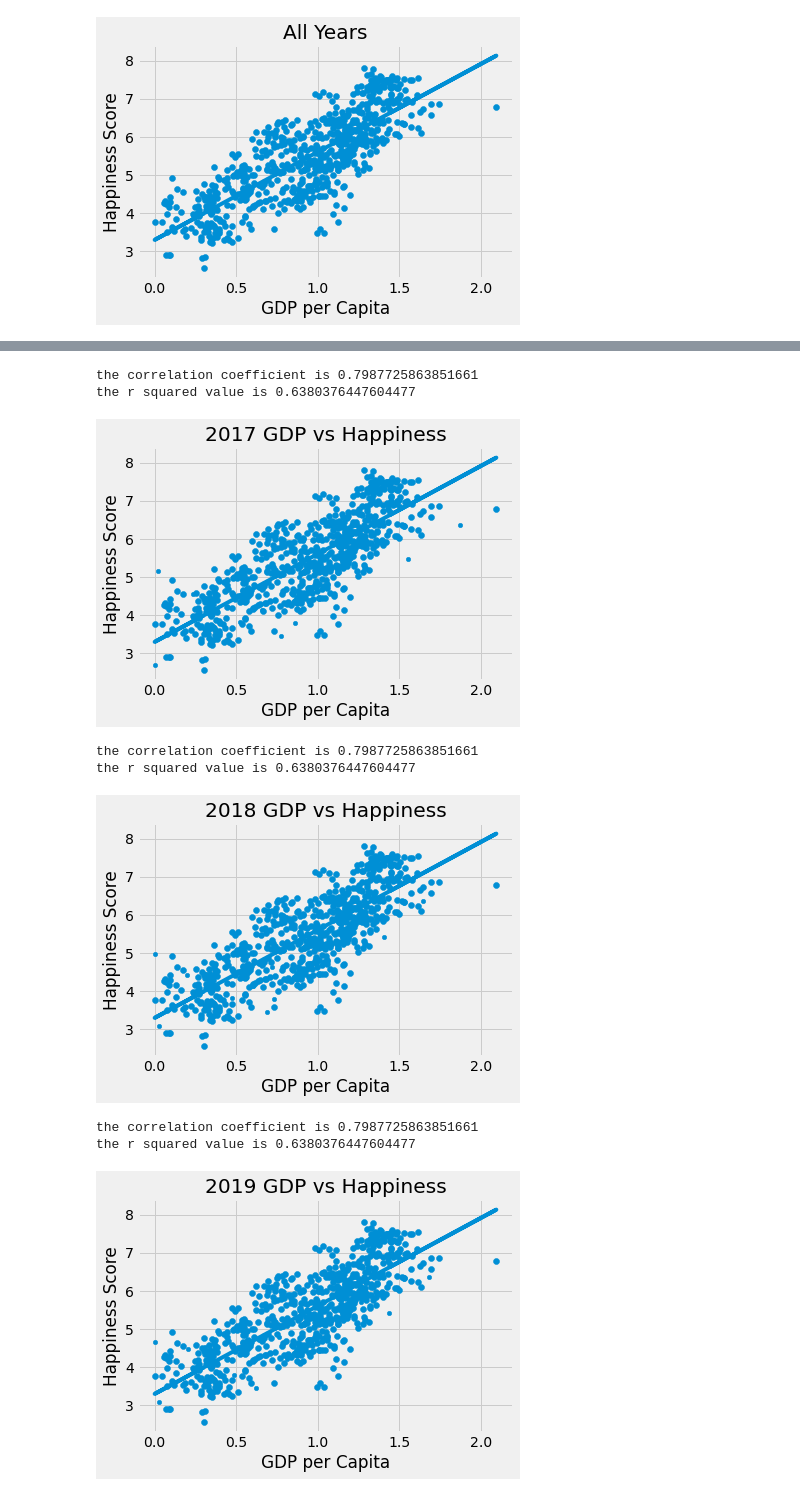
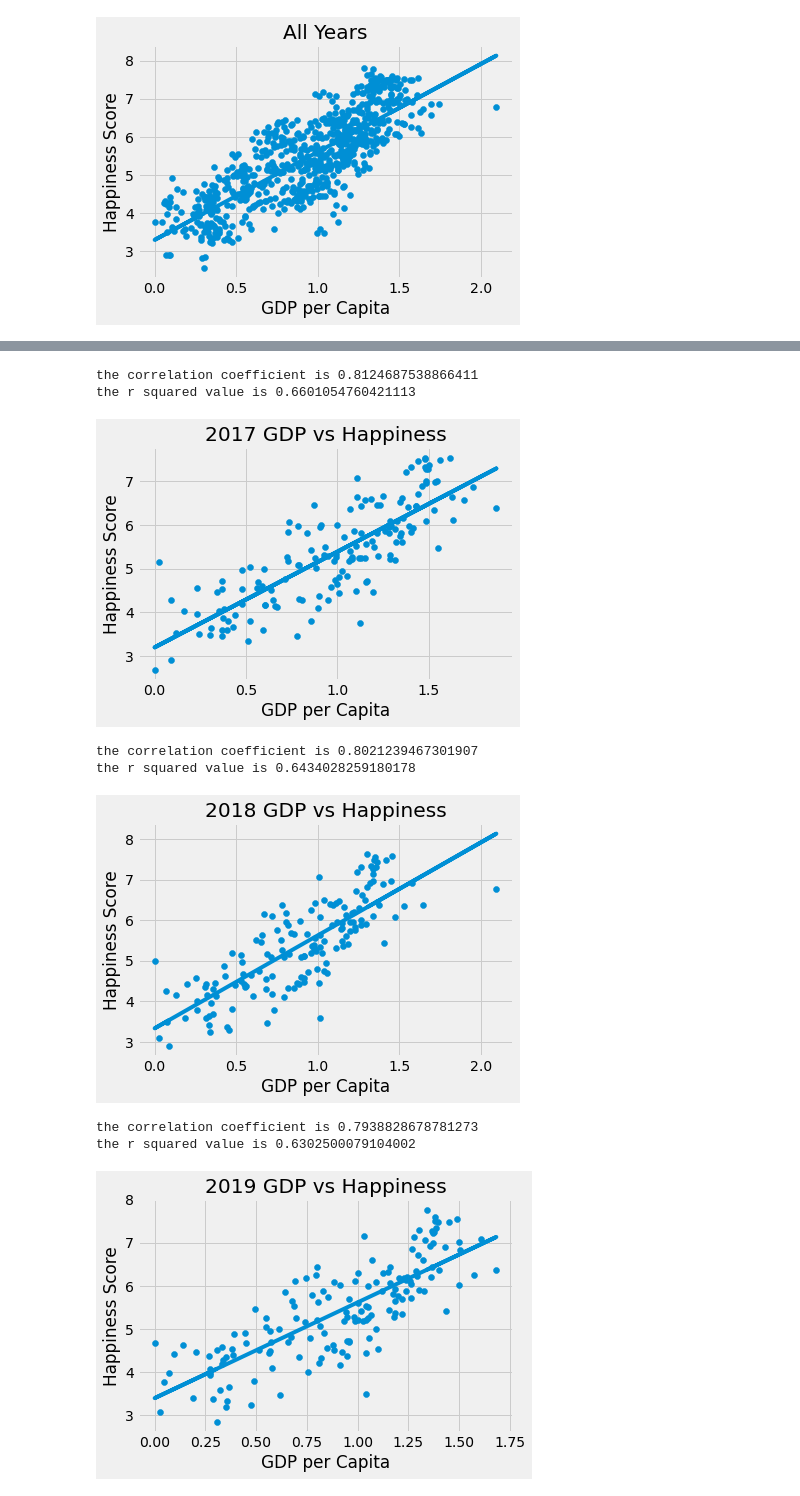
Before and after one commit to alannahmarie/project_hapPyness, a Jupyter notebook: Brian/brian_hapPyness.ipynb, the cells around one changed output, grey strips where cells are left out. Cells and saved outputs as stored; diff of their text form; code cells hidden in the pictures.

```diff
--- a/Brian/brian_hapPyness.ipynb
+++ b/Brian/brian_hapPyness.ipynb
@@ -70,8 +71,8 @@ the r squared value is 0.6380376447604477
 # %%
 clean_data_2017_df.plot.scatter(['GDP per Capita'], ['Happiness Score'])
 
-x_value = clean_data_all_years_df['GDP per Capita']
-y_value = clean_data_all_years_df['Happiness Score']
+x_value = clean_data_2017_df['GDP per Capita']
+y_value = clean_data_2017_df['Happiness Score']
 
 (slope, intercept, rvalue, pvalue, std)= linregress(x_value, y_value)
 regress_value =  x_value * slope + intercept
@@ -86,14 +87,14 @@ print("the r squared value is " + str(rvalue**2))
 plt.savefig('2017 GDP vs Happiness.png')
 plt.show()
 # %% [output]
-the correlation coefficient is 0.7987725863851661
-the r squared value is 0.6380376447604477
+the correlation coefficient is 0.8124687538866411
+the r squared value is 0.6601054760421113
-[figure, old version]
+[figure, new version]
 # %%
 clean_data_2018_df.plot.scatter(['GDP per Capita'], ['Happiness Score'])
 
-x_value = clean_data_all_years_df['GDP per Capita']
-y_value = clean_data_all_years_df['Happiness Score']
+x_value = clean_data_2018_df['GDP per Capita']
+y_value = clean_data_2018_df['Happiness Score']
 
 (slope, intercept, rvalue, pvalue, std)= linregress(x_value, y_value)
 regress_value =  x_value * slope + intercept
@@ -108,32 +109,32 @@ print("the r squared value is " + str(rvalue**2))
 plt.savefig('2018 GDP vs Happiness.png')
 plt.show()
 # %% [output]
-the correlation coefficient is 0.7987725863851661
-the r squared value is 0.6380376447604477
+the correlation coefficient is 0.8021239467301907
+the r squared value is 0.6434028259180178
-[figure, old version]
+[figure, new version]
 # %%
 clean_data_2019_df.plot.scatter(['GDP per Capita'], ['Happiness Score'])
 
-x_value = clean_data_all_years_df['GDP per Capita']
-y_value = clean_data_all_years_df['Happiness Score']
+x_value = clean_data_2019_df['GDP per Capita']
+y_value = clean_data_2019_df['Happiness Score']
 
 
 (slope, intercept, rvalue, pvalue, std)= linregress(x_value, y_value)
 regress_value =  x_value * slope + intercept
 line_eq = "y= " + str(slope) + "x " + str(intercept)
 plt.scatter(x_value, y_value)
 plt.xlabel("GDP per Capita")
 plt.ylabel("Happiness Score")
 plt.title("2019 GDP vs Happiness")
 plt.plot(x_value, regress_value)
 print("the correlation coefficient is " + str(rvalue))
 print("the r squared value is " + str(rvalue**2))
 plt.savefig('2019 GDP vs Happiness.png')
 plt.show()
 # %% [output]
-the correlation coefficient is 0.7987725863851661
-the r squared value is 0.6380376447604477
+the correlation coefficient is 0.7938828678781273
+the r squared value is 0.6302500079104002
-[figure, old version]
+[figure, new version]
 # %%
 clean_data_2020_df.plot.scatter(['GDP per Capita'], ['Happiness Score'])
 
```
Also changed, not shown: parts of 2 cells of this notebook, 5 other files.
